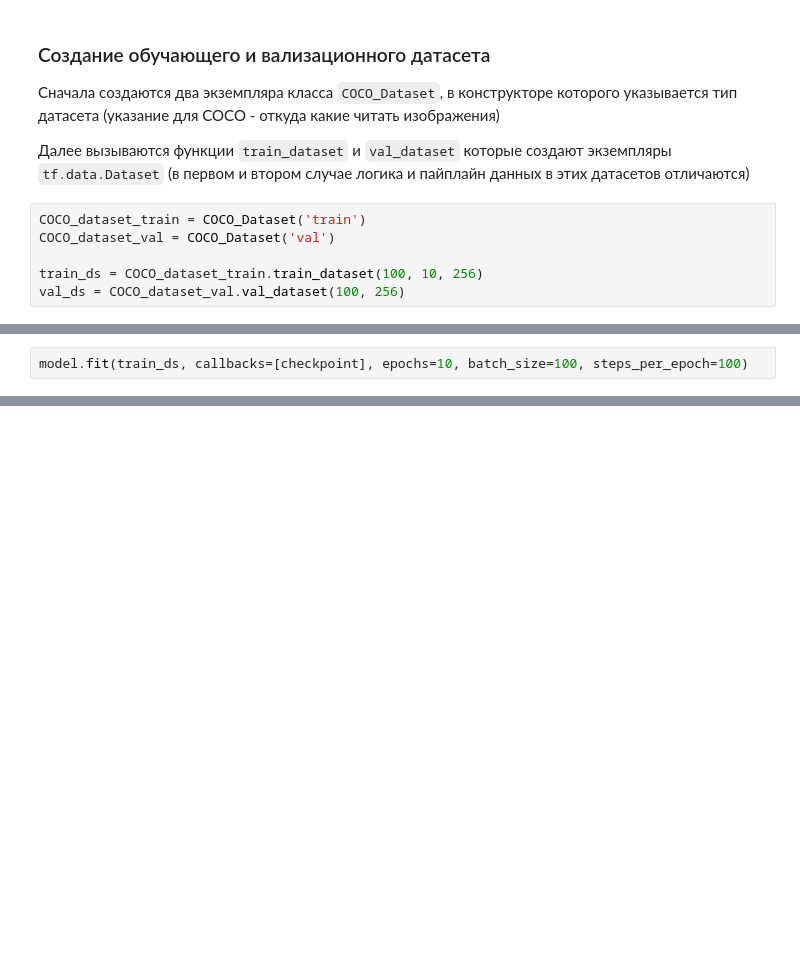
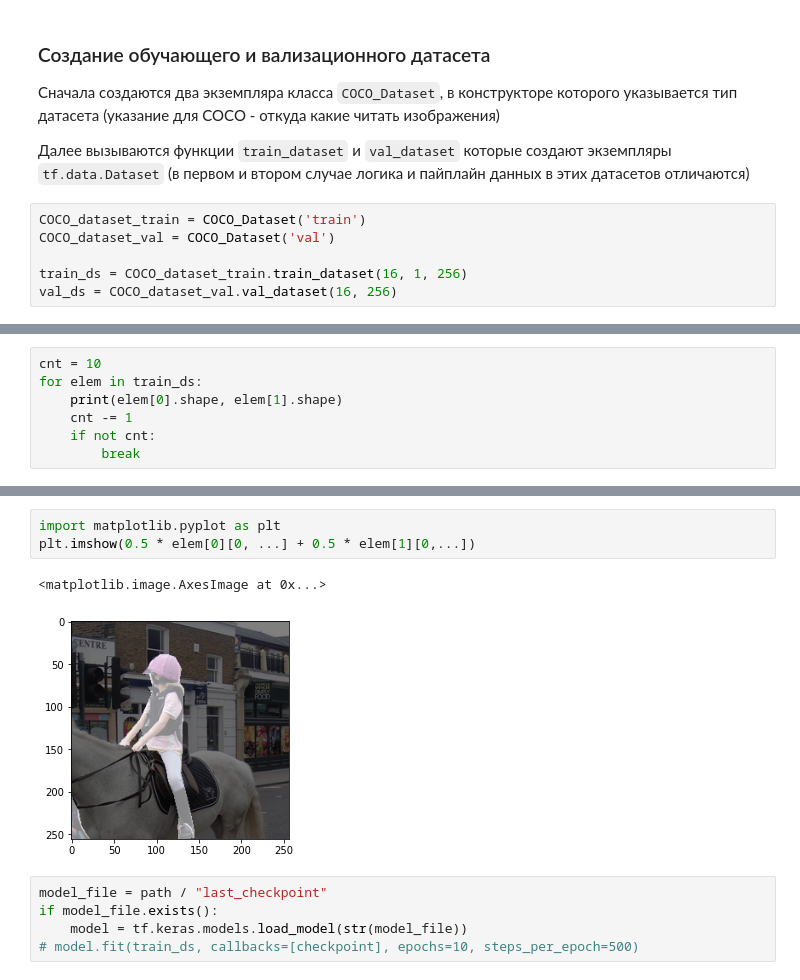
Before and after one commit to AlexChudinov/homework_nn_2, a Jupyter notebook: Semantic_segmentation_hw.ipynb, the cells around one changed output, grey strips where cells are left out. Cells and saved outputs as stored; diff of their text form; blank space fills up the shorter version.

Commit message:
semantic segmentation model and py update

```diff
--- a/Semantic_segmentation_hw.ipynb
+++ b/Semantic_segmentation_hw.ipynb
@@ -141,7 +141,7 @@ class COCO_Dataset(Dataset):
 COCO_dataset_train = COCO_Dataset('train')
 COCO_dataset_val = COCO_Dataset('val')
 
-train_ds = COCO_dataset_train.train_dataset(100, 10, 256)
-val_ds = COCO_dataset_val.val_dataset(100, 256)
+train_ds = COCO_dataset_train.train_dataset(16, 1, 256)
+val_ds = COCO_dataset_val.val_dataset(16, 256)
 # %% [output]
 loading annotations into memory...
@@ -253,2 +252,0 @@ checkpoint = tf.keras.callbacks.ModelCheckpoint(
-# %%
-model.fit(train_ds, callbacks=[checkpoint], epochs=10, batch_size=100, steps_per_epoch=100)
@@ -260,0 +253,7 @@ ValueError: in user code:
+# %%
+cnt = 10
+for elem in train_ds:
+    print(elem[0].shape, elem[1].shape)
+    cnt -= 1
+    if not cnt:
+        break
@@ -260,0 +271,11 @@ ValueError: in user code:
+# %%
+import matplotlib.pyplot as plt
+plt.imshow(0.5 * elem[0][0, ...] + 0.5 * elem[1][0,...])
+# %% [output]
+<matplotlib.image.AxesImage at 0x...>
+[figure, added]
+# %%
+model_file = path / "last_checkpoint"
+if model_file.exists():
+    model = tf.keras.models.load_model(str(model_file))
+# model.fit(train_ds, callbacks=[checkpoint], epochs=10, steps_per_epoch=500)
```
Also changed, not shown: parts of 8 cells of this notebook, 1 other file.
